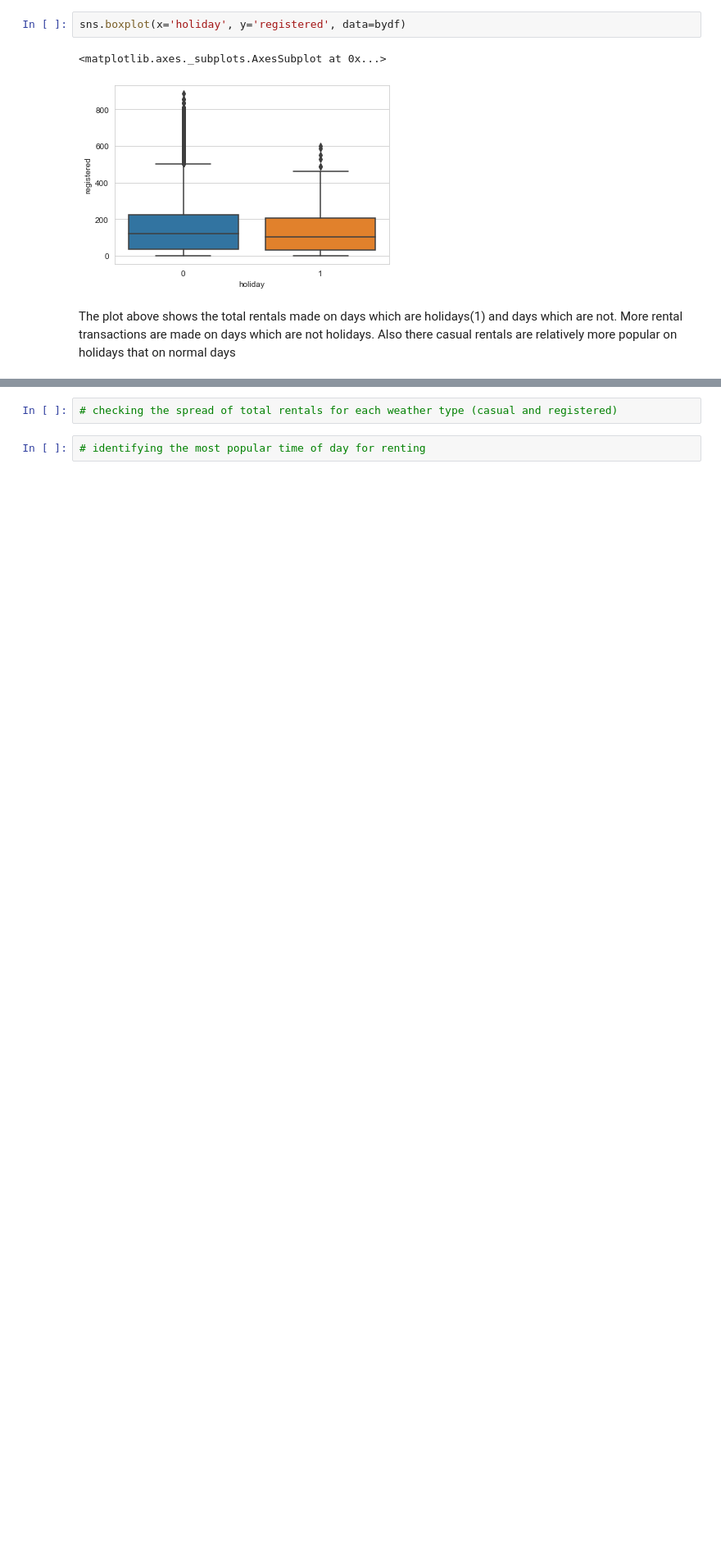
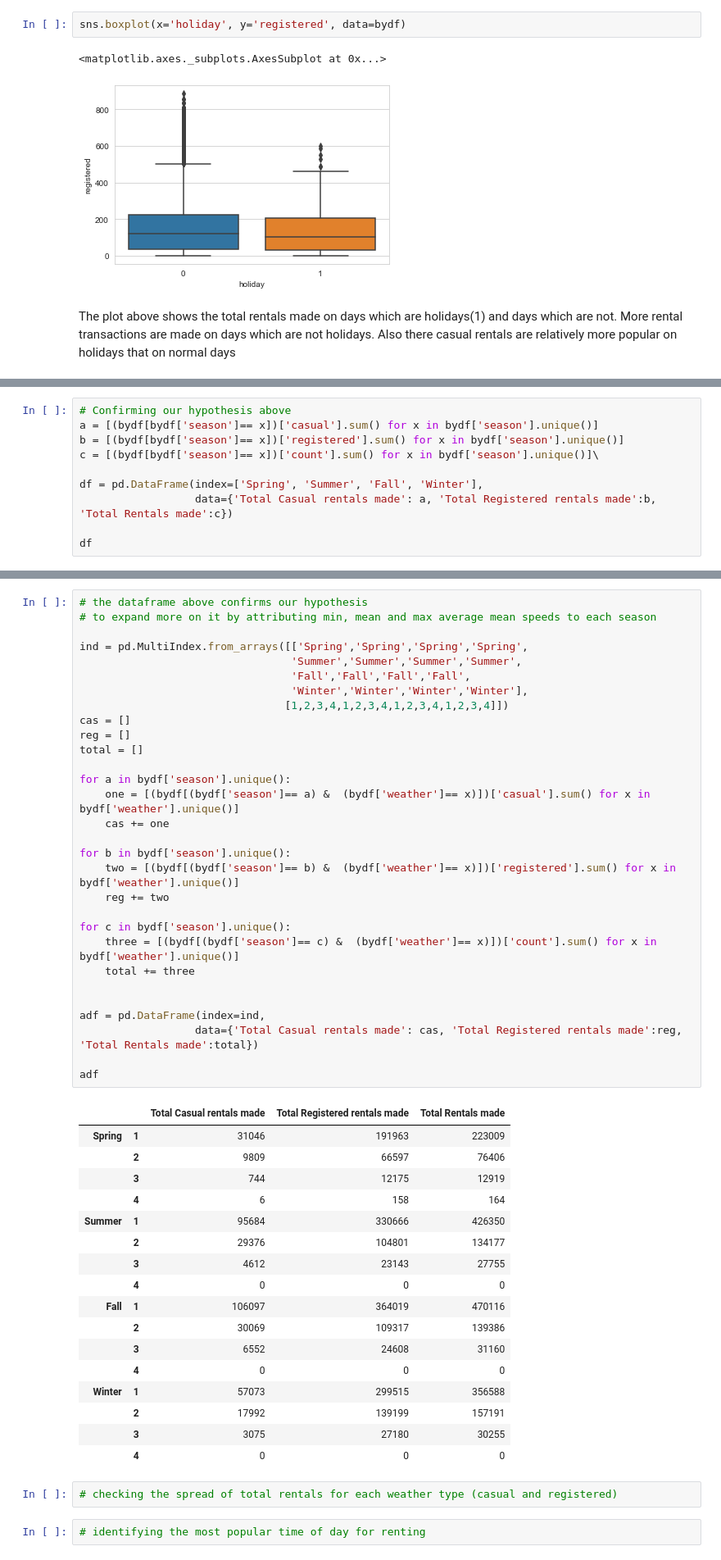
Before and after one commit to Chizzy-codes/Bicycle-Renting-Demand-Forecast-Using-Machine-Learning, a Jupyter notebook: Bicycle_sharing_system_demand_analysis.ipynb, the cells around one changed output, grey strips where cells are left out. Shown at 82% size. Drawn from its saved outputs; the diff is of its cells as text; blank space fills up the shorter version.

```diff
--- a/Bicycle_sharing_system_demand_analysis.ipynb
+++ b/Bicycle_sharing_system_demand_analysis.ipynb
@@ -184,0 +219,10 @@ Text(0.5, 1.0, 'Registered rentals per season')
+# %%
+# Confirming our hypothesis above
+a = [(bydf[bydf['season']== x])['casual'].sum() for x in bydf['season'].unique()]
+b = [(bydf[bydf['season']== x])['registered'].sum() for x in bydf['season'].unique()]
+c = [(bydf[bydf['season']== x])['count'].sum() for x in bydf['season'].unique()]\
+
+df = pd.DataFrame(index=['Spring', 'Summer', 'Fall', 'Winter'],
+                  data={'Total Casual rentals made': a, 'Total Registered rentals made':b, 'Total Rentals made':c})
+
+df
@@ -185,3 +235,51 @@ Text(0.5, 1.0, 'Registered rentals per season')
+# %%
+# the dataframe above confirms our hypothesis
+# to expand more on it by attributing min, mean and max average mean speeds to each season
+
+ind = pd.MultiIndex.from_arrays([['Spring','Spring','Spring','Spring',
+                                 'Summer','Summer','Summer','Summer',
+                                 'Fall','Fall','Fall','Fall',
+                                 'Winter','Winter','Winter','Winter'],
+                                [1,2,3,4,1,2,3,4,1,2,3,4,1,2,3,4]])
+cas = []
+reg = []
+total = []
+
+for a in bydf['season'].unique():
+    one = [(bydf[(bydf['season']== a) &  (bydf['weather']== x)])['casual'].sum() for x in bydf['weather'].unique()]
+    cas += one
+
+for b in bydf['season'].unique():
+    two = [(bydf[(bydf['season']== b) &  (bydf['weather']== x)])['registered'].sum() for x in bydf['weather'].unique()]
+    reg += two
+
+for c in bydf['season'].unique():
+    three = [(bydf[(bydf['season']== c) &  (bydf['weather']== x)])['count'].sum() for x in bydf['weather'].unique()]
+    total += three
+
+
+adf = pd.DataFrame(index=ind,
+                  data={'Total Casual rentals made': cas, 'Total Registered rentals made':reg, 'Total Rentals made':total})
+
+adf
+# %% [output]
+|  |  | Total Casual rentals made | Total Registered rentals made | Total Rentals made |
+| Spring | 1 | 31046 | 191963 | 223009 |
+|  | 2 | 9809 | 66597 | 76406 |
+|  | 3 | 744 | 12175 | 12919 |
+|  | 4 | 6 | 158 | 164 |
+| Summer | 1 | 95684 | 330666 | 426350 |
+|  | 2 | 29376 | 104801 | 134177 |
+|  | 3 | 4612 | 23143 | 27755 |
+|  | 4 | 0 | 0 | 0 |
+| Fall | 1 | 106097 | 364019 | 470116 |
+|  | 2 | 30069 | 109317 | 139386 |
+|  | 3 | 6552 | 24608 | 31160 |
+|  | 4 | 0 | 0 | 0 |
+| Winter | 1 | 57073 | 299515 | 356588 |
+|  | 2 | 17992 | 139199 | 157191 |
+|  | 3 | 3075 | 27180 | 30255 |
+|  | 4 | 0 | 0 | 0 |
 # %%
 # checking the spread of total rentals for each weather type (casual and registered)
 # %%
```
Also changed, not shown: parts of 5 cells of this notebook.
